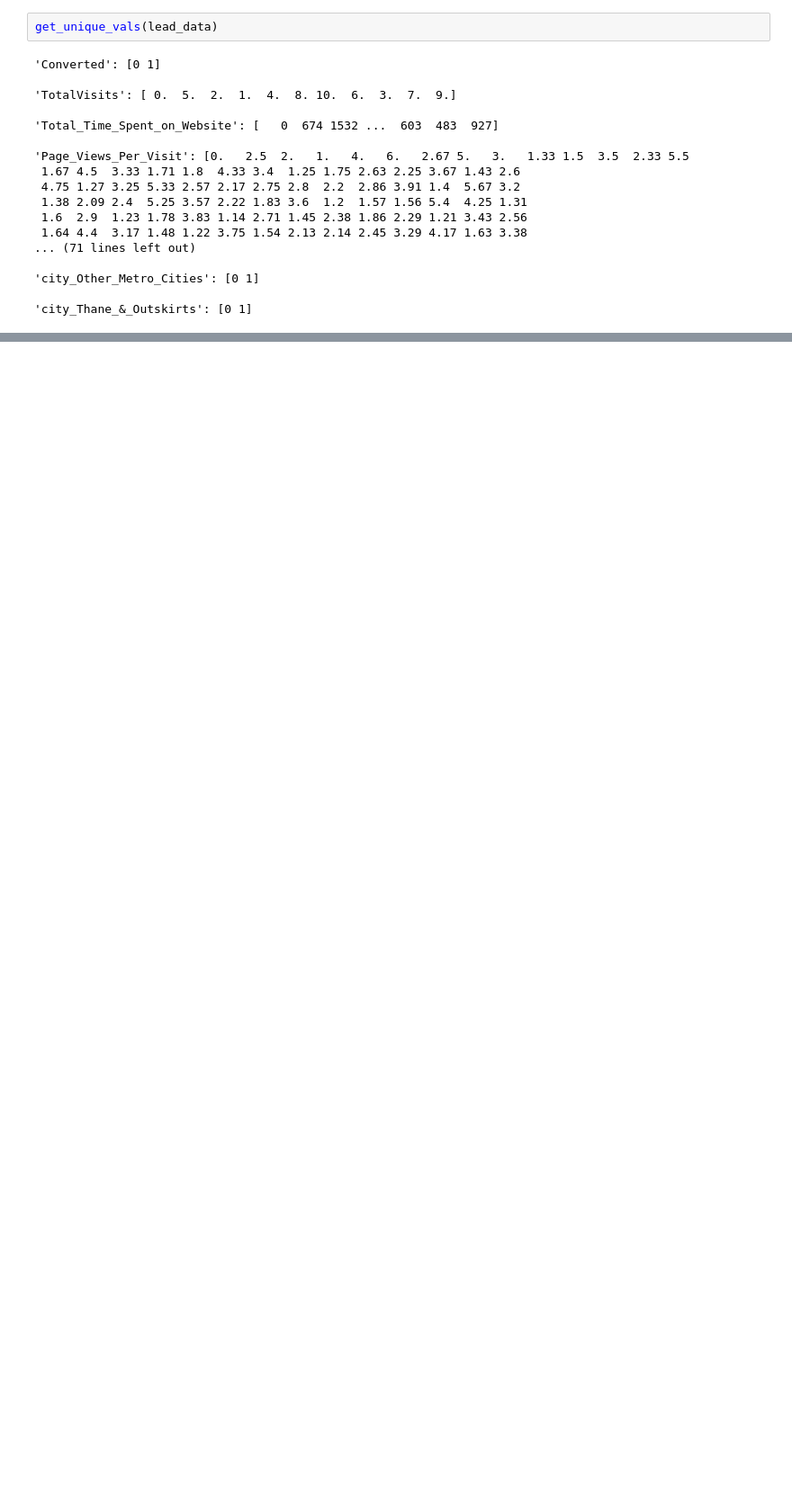
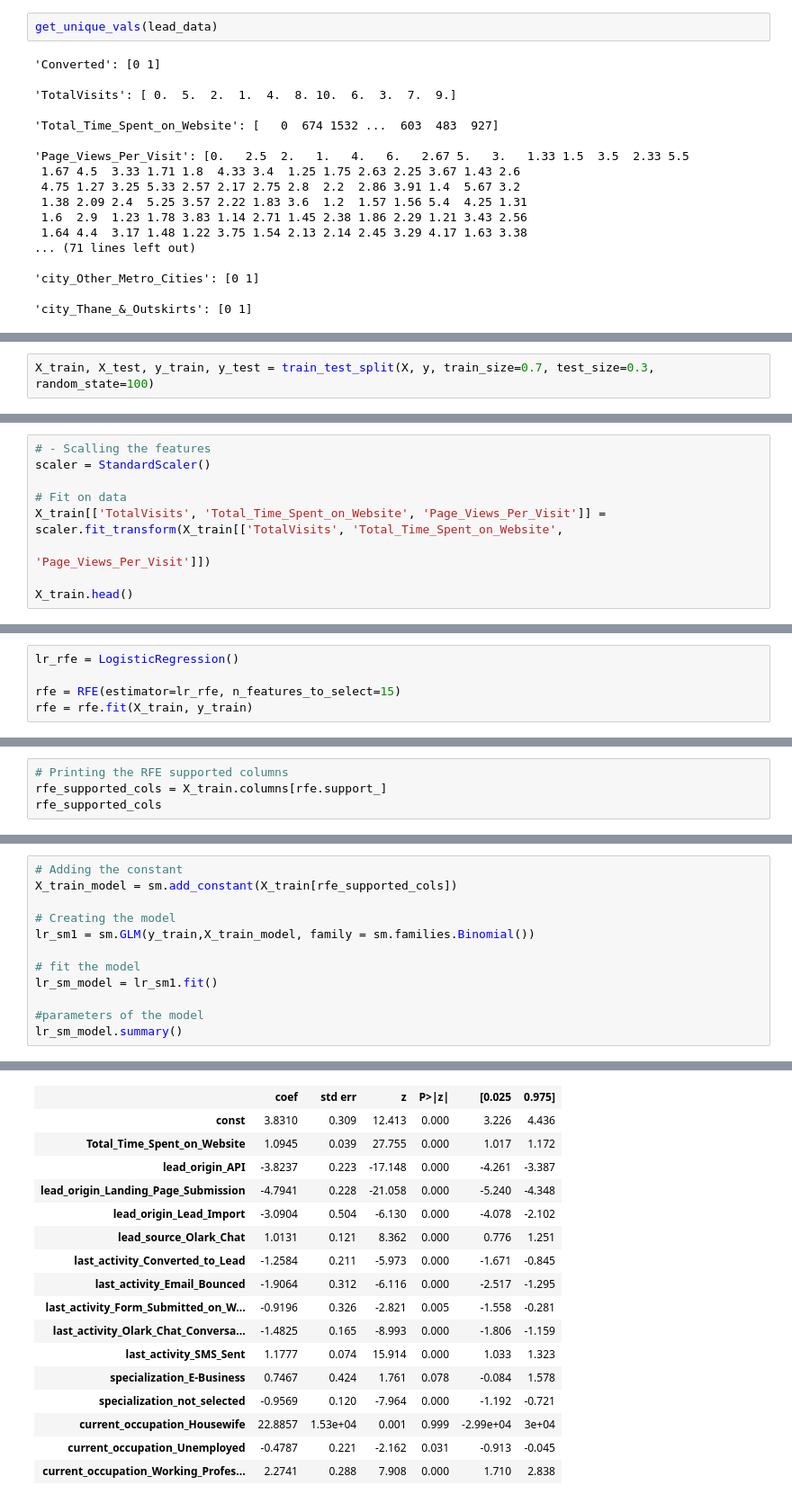
Before and after one commit to BharatPanera/lead_scoring_case_study, a Jupyter notebook: lead_scoring.ipynb, the cells around one changed output, grey strips where cells are left out. Shown at 90% size. Saved outputs shown, nothing was run; the diff lists cells and outputs as text; blank space fills up the shorter version.

Commit message:
Completed model building

```diff
--- a/lead_scoring.ipynb
+++ b/lead_scoring.ipynb
@@ -1497,0 +1539,2 @@ get_unique_vals(lead_data)
+# %%
+X_train, X_test, y_train, y_test = train_test_split(X, y, train_size=0.7, test_size=0.3, random_state=100)
@@ -1497,0 +1583,9 @@ get_unique_vals(lead_data)
+# %%
+# - Scalling the features
+scaler = StandardScaler()
+
+# Fit on data
+X_train[['TotalVisits', 'Total_Time_Spent_on_Website', 'Page_Views_Per_Visit']] = scaler.fit_transform(X_train[['TotalVisits', 'Total_Time_Spent_on_Website',
+                                                                                                                'Page_Views_Per_Visit']])
+
+X_train.head()
@@ -1497,0 +1605,5 @@ get_unique_vals(lead_data)
+# %%
+lr_rfe = LogisticRegression()
+
+rfe = RFE(estimator=lr_rfe, n_features_to_select=15)
+rfe = rfe.fit(X_train, y_train)
@@ -1497,0 +1630,4 @@ get_unique_vals(lead_data)
+# %%
+# Printing the RFE supported columns
+rfe_supported_cols = X_train.columns[rfe.support_]
+rfe_supported_cols
@@ -1497,0 +1668,13 @@ get_unique_vals(lead_data)
+# %%
+# Adding the constant
+X_train_model = sm.add_constant(X_train[rfe_supported_cols])
+
+# Creating the model
+lr_sm1 = sm.GLM(y_train,X_train_model, family = sm.families.Binomial())
+
+# fit the model
+lr_sm_model = lr_sm1.fit()
+
+#parameters of the model
+lr_sm_model.summary()
+# %% [output]
@@ -1497,0 +1691,17 @@ get_unique_vals(lead_data)
+|  | coef | std err | z | P>|z| | [0.025 | 0.975] |
+| const | 3.8310 | 0.309 | 12.413 | 0.000 | 3.226 | 4.436 |
+| Total_Time_Spent_on_Website | 1.0945 | 0.039 | 27.755 | 0.000 | 1.017 | 1.172 |
+| lead_origin_API | -3.8237 | 0.223 | -17.148 | 0.000 | -4.261 | -3.387 |
+| lead_origin_Landing_Page_Submission | -4.7941 | 0.228 | -21.058 | 0.000 | -5.240 | -4.348 |
+| lead_origin_Lead_Import | -3.0904 | 0.504 | -6.130 | 0.000 | -4.078 | -2.102 |
+| lead_source_Olark_Chat | 1.0131 | 0.121 | 8.362 | 0.000 | 0.776 | 1.251 |
+| last_activity_Converted_to_Lead | -1.2584 | 0.211 | -5.973 | 0.000 | -1.671 | -0.845 |
+| last_activity_Email_Bounced | -1.9064 | 0.312 | -6.116 | 0.000 | -2.517 | -1.295 |
+| last_activity_Form_Submitted_on_W... | -0.9196 | 0.326 | -2.821 | 0.005 | -1.558 | -0.281 |
+| last_activity_Olark_Chat_Conversa... | -1.4825 | 0.165 | -8.993 | 0.000 | -1.806 | -1.159 |
+| last_activity_SMS_Sent | 1.1777 | 0.074 | 15.914 | 0.000 | 1.033 | 1.323 |
+| specialization_E-Business | 0.7467 | 0.424 | 1.761 | 0.078 | -0.084 | 1.578 |
+| specialization_not_selected | -0.9569 | 0.120 | -7.964 | 0.000 | -1.192 | -0.721 |
+| current_occupation_Housewife | 22.8857 | 1.53e+04 | 0.001 | 0.999 | -2.99e+04 | 3e+04 |
+| current_occupation_Unemployed | -0.4787 | 0.221 | -2.162 | 0.031 | -0.913 | -0.045 |
+| current_occupation_Working_Profes... | 2.2741 | 0.288 | 7.908 | 0.000 | 1.710 | 2.838 |
```
Also changed, not shown: parts of 49 cells of this notebook.
